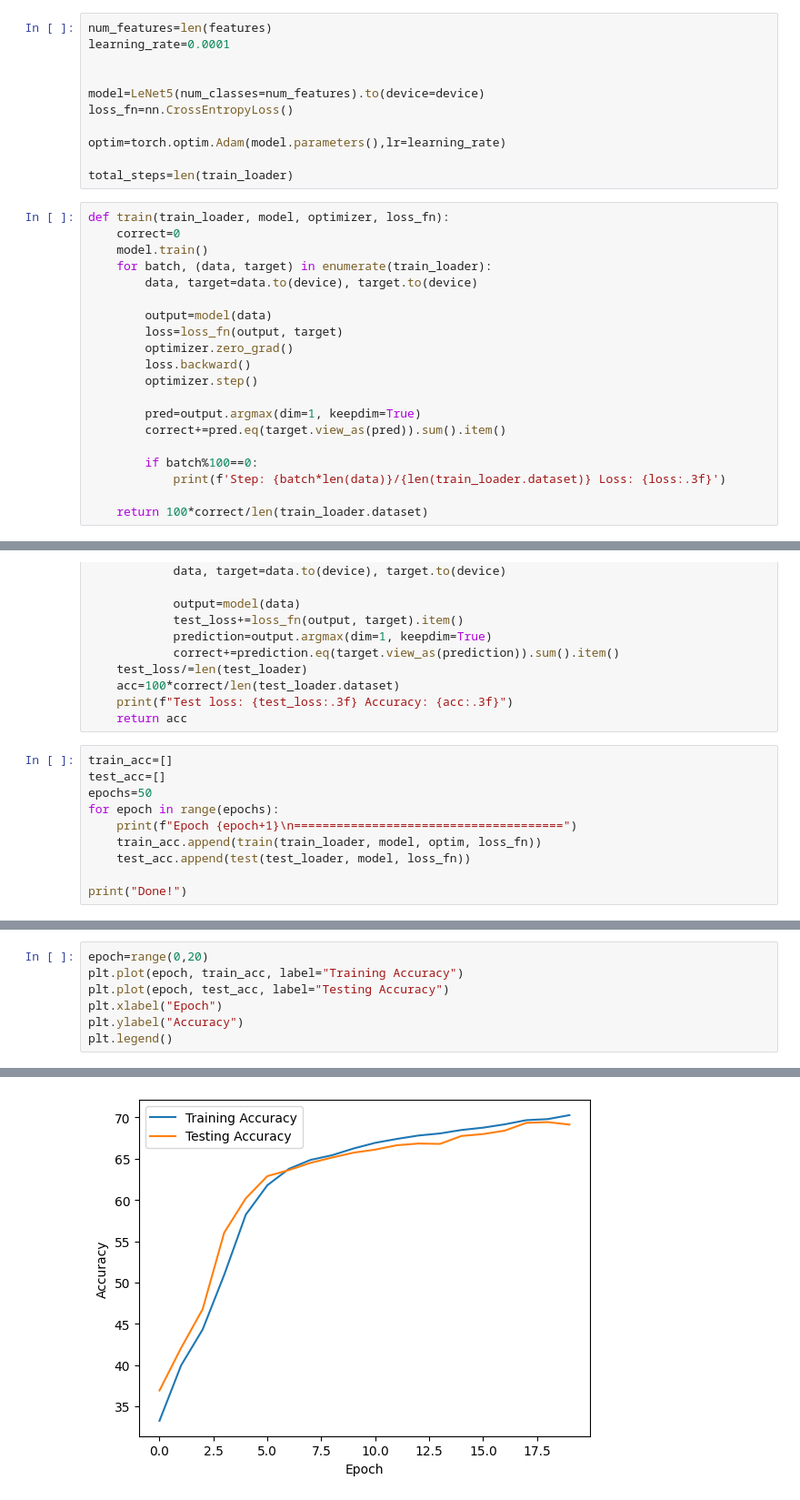
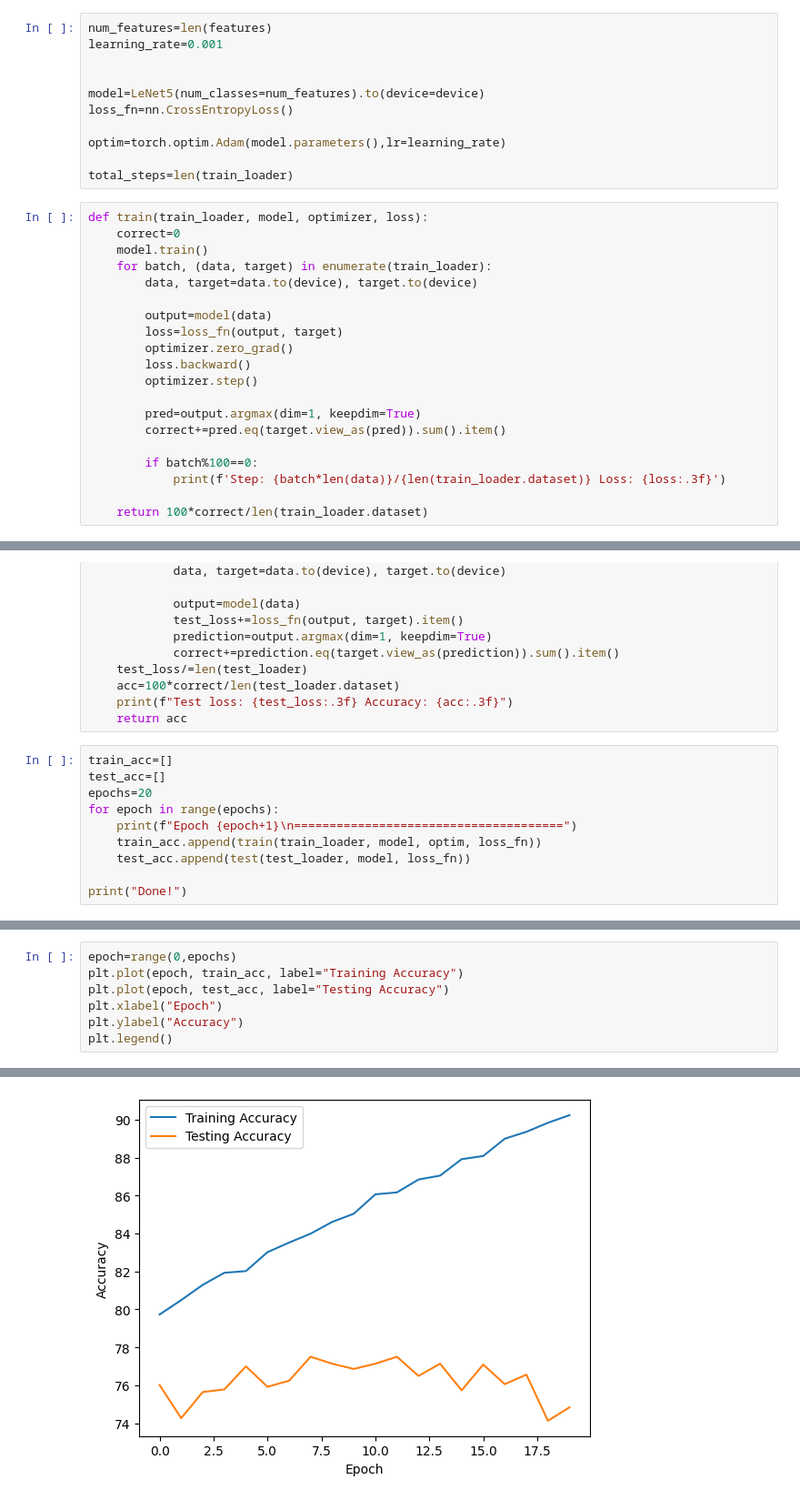
Before and after one commit to FatAnorexic/Galaxy_AI, a Jupyter notebook: LeNet5model.ipynb, the cells around one changed output, grey strips where cells are left out. Shown at 91% size. Cells and saved outputs as stored; diff of their text form.

```diff
--- a/LeNet5model.ipynb
+++ b/LeNet5model.ipynb
@@ -171,7 +171,7 @@ Estimated Total Size (MB): 0.31
 ========================================================================================================================
 # %%
 num_features=len(features)
-learning_rate=0.0001
+learning_rate=0.001
 
 
 model=LeNet5(num_classes=num_features).to(device=device)
@@ -181,7 +181,7 @@ optim=torch.optim.Adam(model.parameters(),lr=learning_rate)
 
 total_steps=len(train_loader)
 # %%
-def train(train_loader, model, optimizer, loss_fn):
+def train(train_loader, model, optimizer, loss):
     correct=0
     model.train()
     for batch, (data, target) in enumerate(train_loader):
@@ -220,7 +220,7 @@ def test(test_loader, model, loss_fn):
 # %%
 train_acc=[]
 test_acc=[]
-epochs=50
+epochs=20
 for epoch in range(epochs):
     print(f"Epoch {epoch+1}\n======================================")
     train_acc.append(train(train_loader, model, optim, loss_fn))
@@ -247,14 +247,14 @@ Test loss: 0.816 Accuracy: 69.130
 Done!
 # %%
-epoch=range(0,20)
+epoch=range(0,epochs)
 plt.plot(epoch, train_acc, label="Training Accuracy")
 plt.plot(epoch, test_acc, label="Testing Accuracy")
 plt.xlabel("Epoch")
 plt.ylabel("Accuracy")
 plt.legend()
 # %% [output]
 <matplotlib.legend.Legend at 0x...>
-[figure, old version]
+[figure, new version]
 # %%
 print(train_acc)
 print(test_acc)
```
Also changed, not shown: parts of 5 cells of this notebook.
